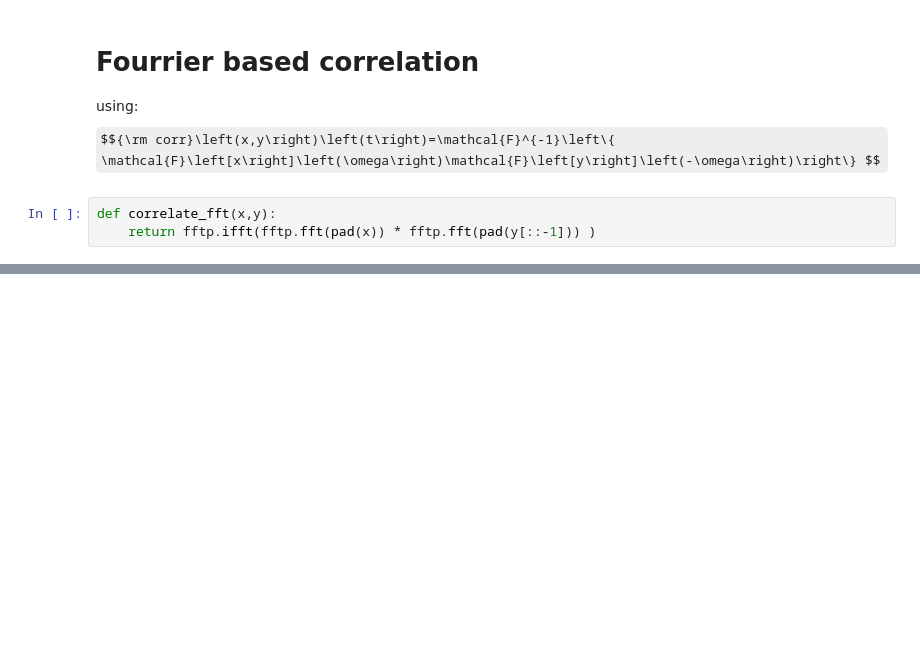
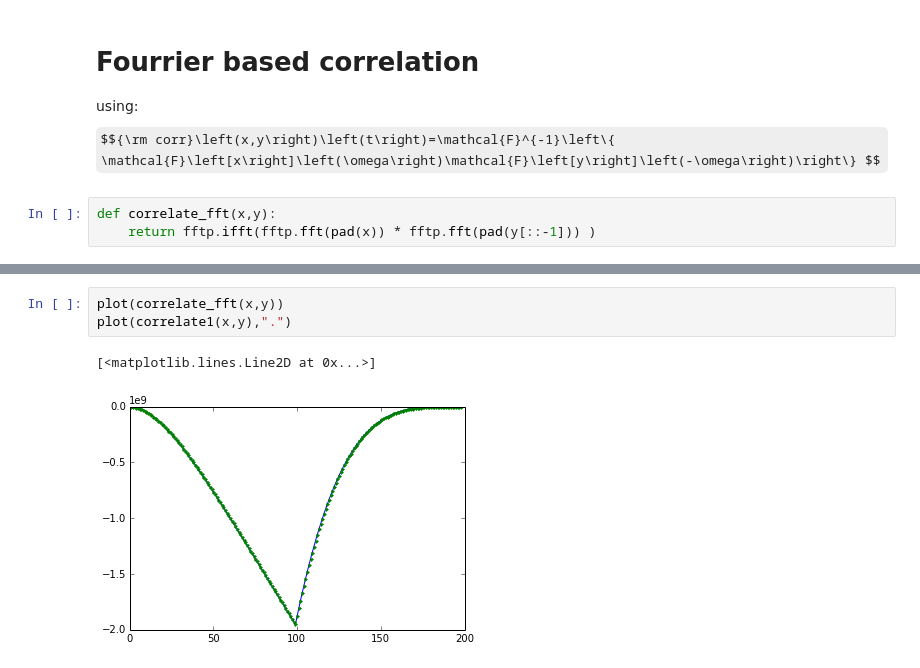
Before and after one commit to ronenabr/computer_vision_course, a Jupyter notebook: Correlation using FFT.ipynb, the cells around one changed output, grey strips where cells are left out. Cells and saved outputs as stored; diff of their text form; some formulas as TeX source; blank space fills up the shorter version.

```diff
--- a/Correlation using FFT.ipynb
+++ b/Correlation using FFT.ipynb
@@ -47,0 +57,6 @@ plot(correlate1(x,y),".")
+# %%
+plot(correlate_fft(x,y))
+plot(correlate1(x,y),".")
+# %% [output]
+[<matplotlib.lines.Line2D at 0x...>]
+[figure, added]
```
Also changed, not shown: parts of 6 cells of this notebook.
